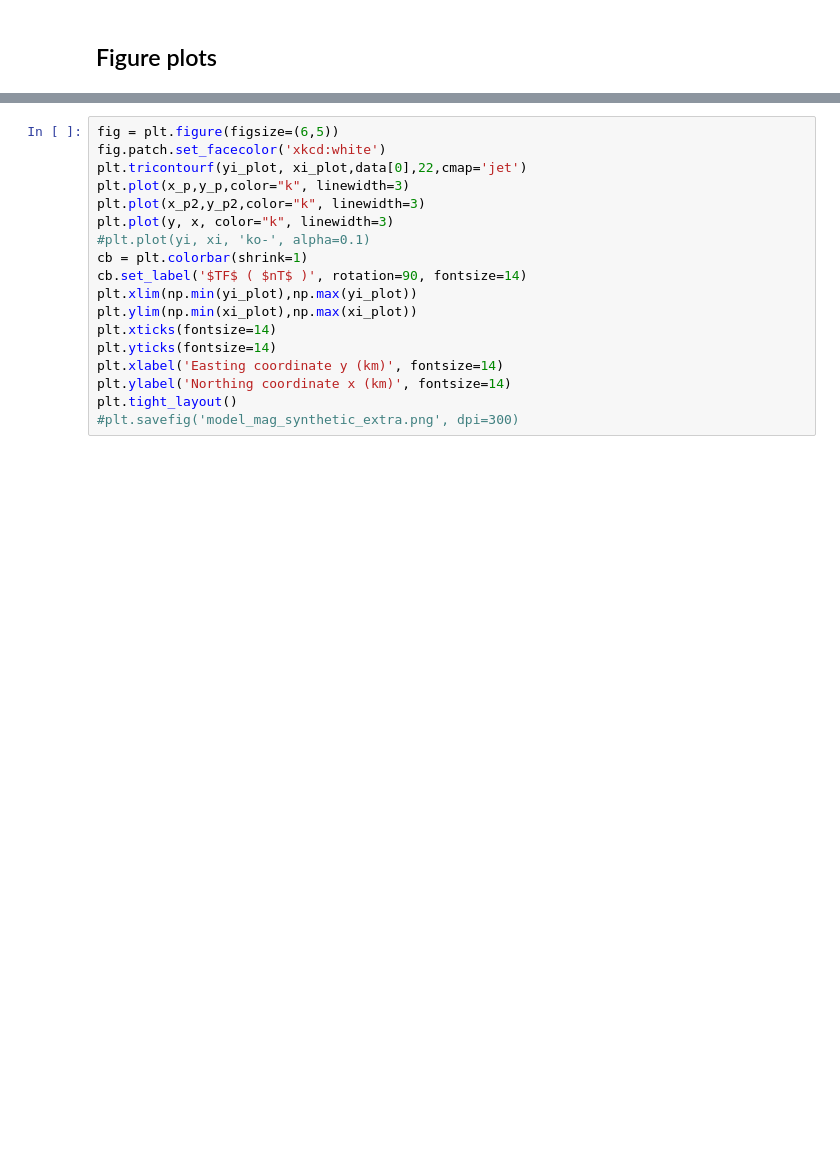
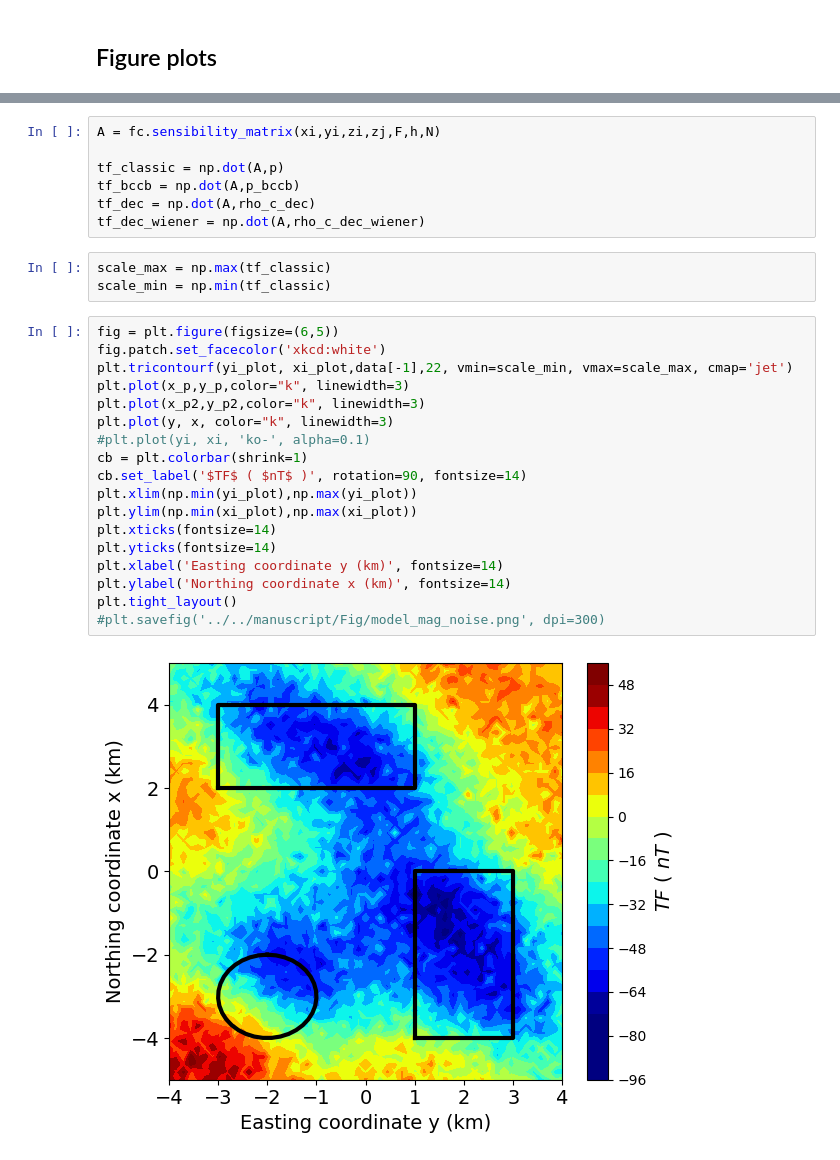
Before and after one commit to DiegoTaka/fast_equivalent_layer, a Jupyter notebook: code/mag/Stability_comparison_mag.ipynb, the cells around one changed output, grey strips where cells are left out. Cells and saved outputs as stored; diff of their text form; blank space fills up the shorter version.

```diff
--- a/code/mag/Stability_comparison_mag.ipynb
+++ b/code/mag/Stability_comparison_mag.ipynb
@@ -227,18 +229,30 @@ plt.legend(loc='best', fontsize=12)
+# %%
+A = fc.sensibility_matrix(xi,yi,zi,zj,F,h,N)
+
+tf_classic = np.dot(A,p)
+tf_bccb = np.dot(A,p_bccb)
+tf_dec = np.dot(A,rho_c_dec)
+tf_dec_wiener = np.dot(A,rho_c_dec_wiener)
+# %%
+scale_max = np.max(tf_classic)
+scale_min = np.min(tf_classic)
 # %%
 fig = plt.figure(figsize=(6,5))
 fig.patch.set_facecolor('xkcd:white')
-plt.tricontourf(yi_plot, xi_plot,data[0],22,cmap='jet')
+plt.tricontourf(yi_plot, xi_plot,data[-1],22, vmin=scale_min, vmax=scale_max, cmap='jet')
 plt.plot(x_p,y_p,color="k", linewidth=3)
 plt.plot(x_p2,y_p2,color="k", linewidth=3)
 plt.plot(y, x, color="k", linewidth=3)
 #plt.plot(yi, xi, 'ko-', alpha=0.1)
 cb = plt.colorbar(shrink=1)
 cb.set_label('$TF$ ( $nT$ )', rotation=90, fontsize=14)
 plt.xlim(np.min(yi_plot),np.max(yi_plot))
 plt.ylim(np.min(xi_plot),np.max(xi_plot))
 plt.xticks(fontsize=14)
 plt.yticks(fontsize=14)
 plt.xlabel('Easting coordinate y (km)', fontsize=14)
 plt.ylabel('Northing coordinate x (km)', fontsize=14)
 plt.tight_layout()
-#plt.savefig('model_mag_synthetic_extra.png', dpi=300)
+#plt.savefig('../../manuscript/Fig/model_mag_noise.png', dpi=300)
+# %% [output]
+[figure, added]
```
Also changed, not shown: parts of 7 cells of this notebook, 2 other files.
